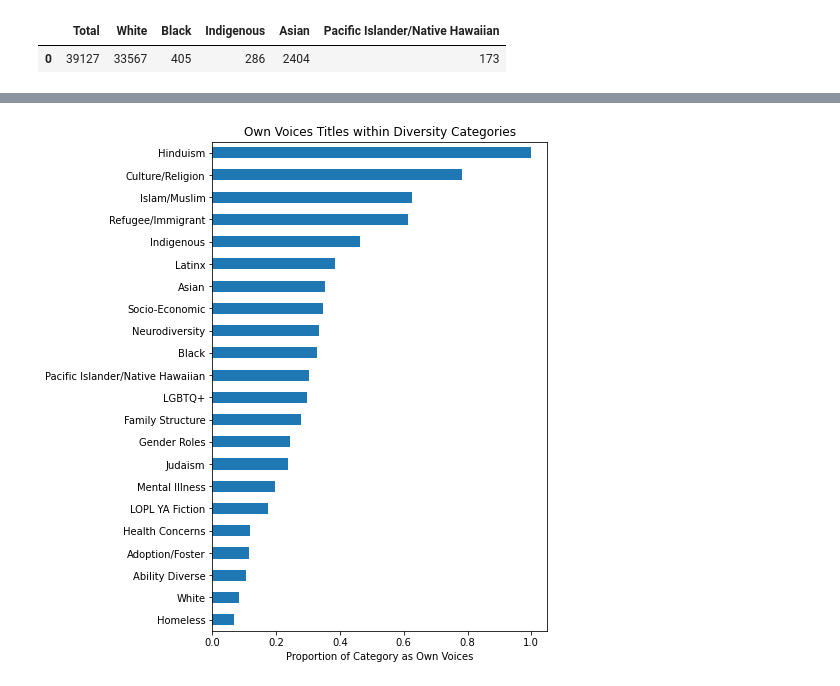
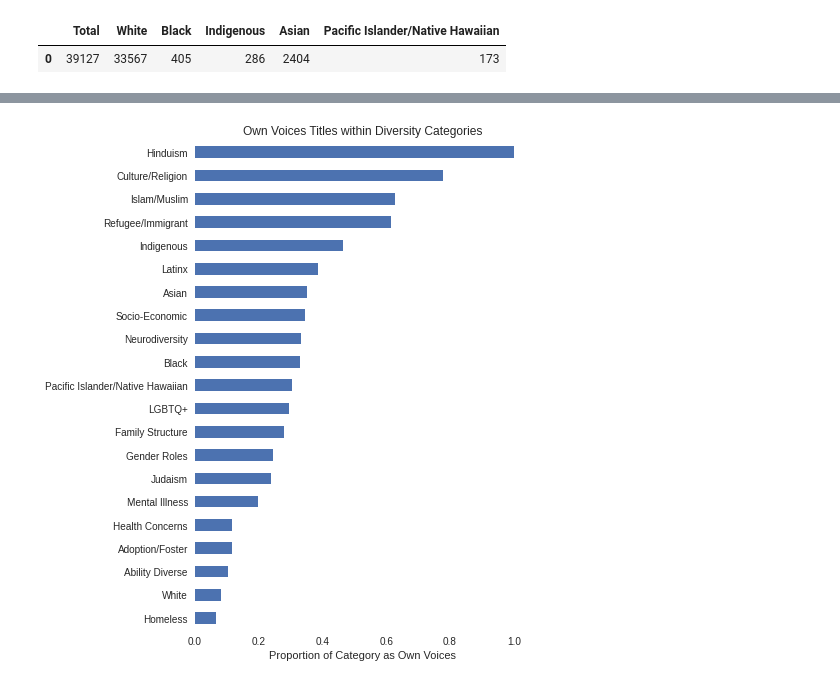
Before and after one commit to mcgrammar86/LOPL_YA_Diversity_Audit, a Jupyter notebook: YA_audit.ipynb, the cells around one changed output, grey strips where cells are left out. Drawn from its saved outputs; the diff is of its cells as text; code cells hidden in the pictures.

```diff
--- a/YA_audit.ipynb
+++ b/YA_audit.ipynb
@@ -54,0 +129,5 @@ audit_df = audit_df[audit_df['diversity_score'] > 0]
+# %%
+audit_df = audit_df.drop_duplicates(subset=['Catalog Title' ,'Author','diversity_score'])
+title_counts = audit_df.value_counts('Catalog Title')
+duplicate_titles = title_counts[title_counts>1].index
+audit_df[audit_df['Catalog Title'].isin(duplicate_titles)][['Author','Catalog Title','diversity_score']].sort_values('Catalog Title')
@@ -54,0 +177,2 @@ audit_df = audit_df[audit_df['diversity_score'] > 0]
+# %%
+audit_df = audit_df.drop(labels=[833, 827, 70], axis=0)
@@ -215,15 +366,16 @@ This is an explanation
 # %%
-ov_dict = {'LOPL YA Fiction':audit_df['Own Voices'].mean()}
+ov_dict = {}
 for col in audit_columns[:-1]:
    total = audit_df[col].sum()
    ov = (audit_df[col] & audit_df['Own Voices']).sum()
-   ov_dict[col] = ov/total
+   ov_dict[col] = [ov/total, ov]
    #print('{} is {:.1%} own voices'.format(col, ov/total))
+# %%
+ov_df  = pd.DataFrame.from_dict(ov_dict, orient='index', columns=['Average Charges','Total'])
 # %%
-ov_proportions  = pd.Series(ov_dict,index=ov_dict.keys())
-ov_proportions.sort_values().plot.barh(figsize=(6,9))
+ov_df.sort_values('Average Charges').plot.barh(y='Average Charges',figsize=(6,9), legend=False)
 plt.title('Own Voices Titles within Diversity Categories')
 plt.xlabel('Proportion of Category as Own Voices')
 plt.show()
 # %% [output]
-[figure, old version]
+[figure, new version]
```
Also changed, not shown: parts of 76 cells of this notebook.
